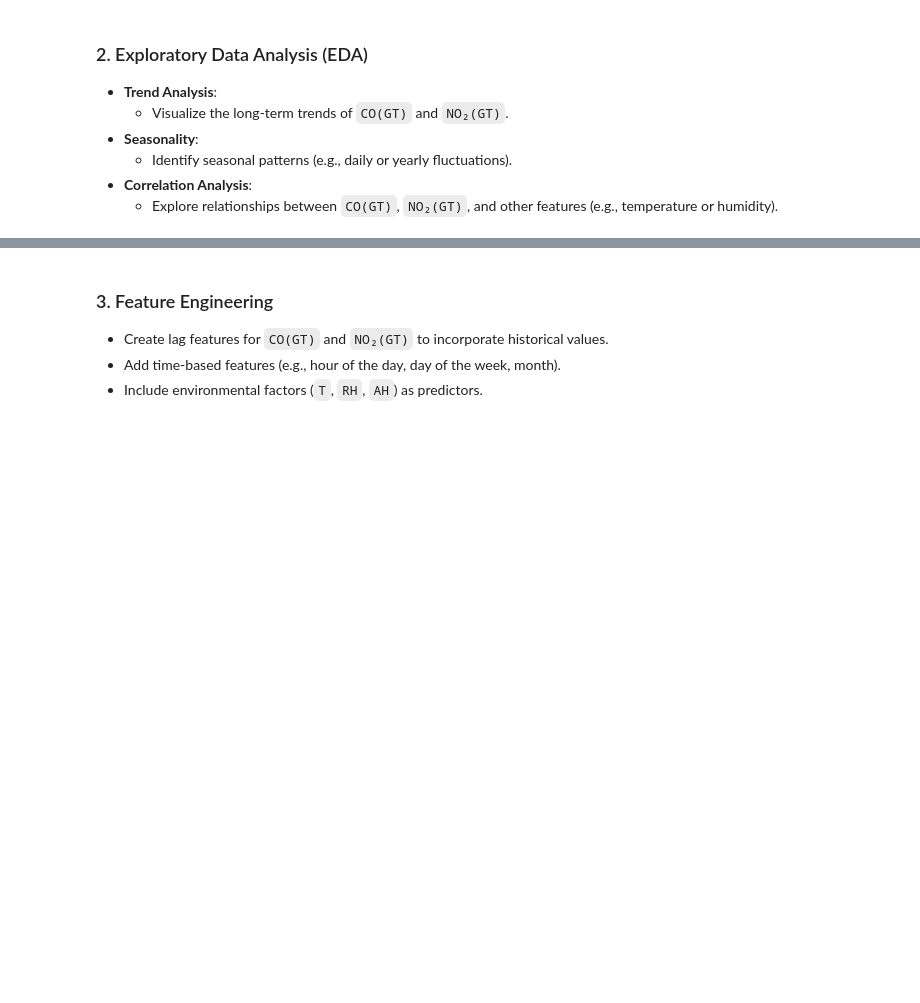
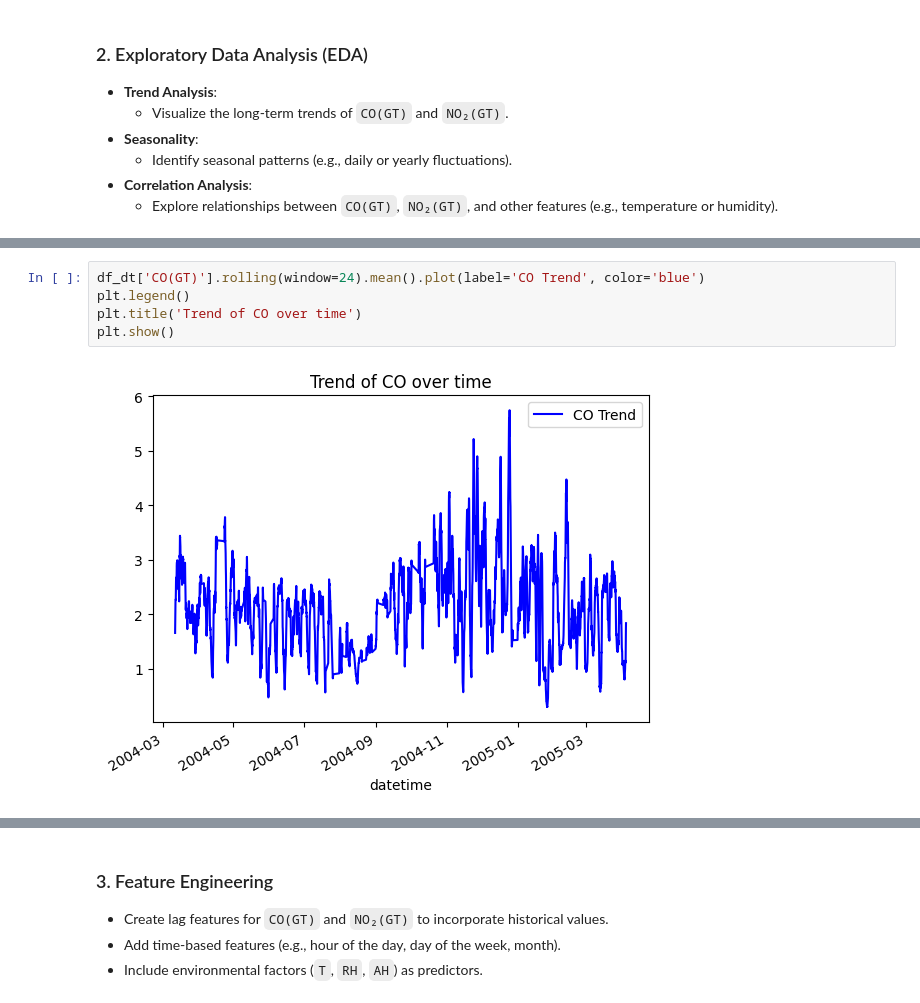
Before and after one commit to avimallik/co_and_no2_time_series_forecasting, a Jupyter notebook: co_and_no2_time_series_forecasting.ipynb, the cells around one changed output, grey strips where cells are left out. Cells and saved outputs as stored; diff of their text form; blank space fills up the shorter version.

```diff
--- a/co_and_no2_time_series_forecasting.ipynb
+++ b/co_and_no2_time_series_forecasting.ipynb
@@ -240,0 +270,7 @@ PermissionError: [Errno 13] Permission denied: 'airquality_test_105.csv'
+# %%
+df_dt['CO(GT)'].rolling(window=24).mean().plot(label='CO Trend', color='blue')
+plt.legend()
+plt.title('Trend of CO over time')
+plt.show()
+# %% [output]
+[figure, added]
```
Also changed, not shown: parts of 11 cells of this notebook, 6 other files.
